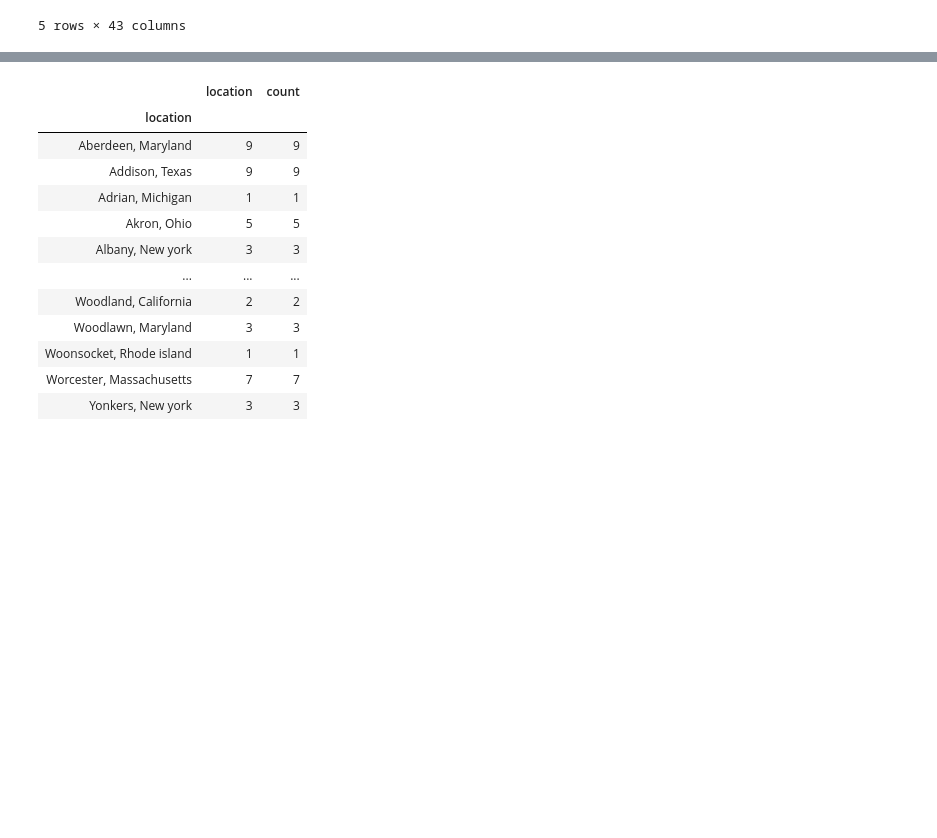
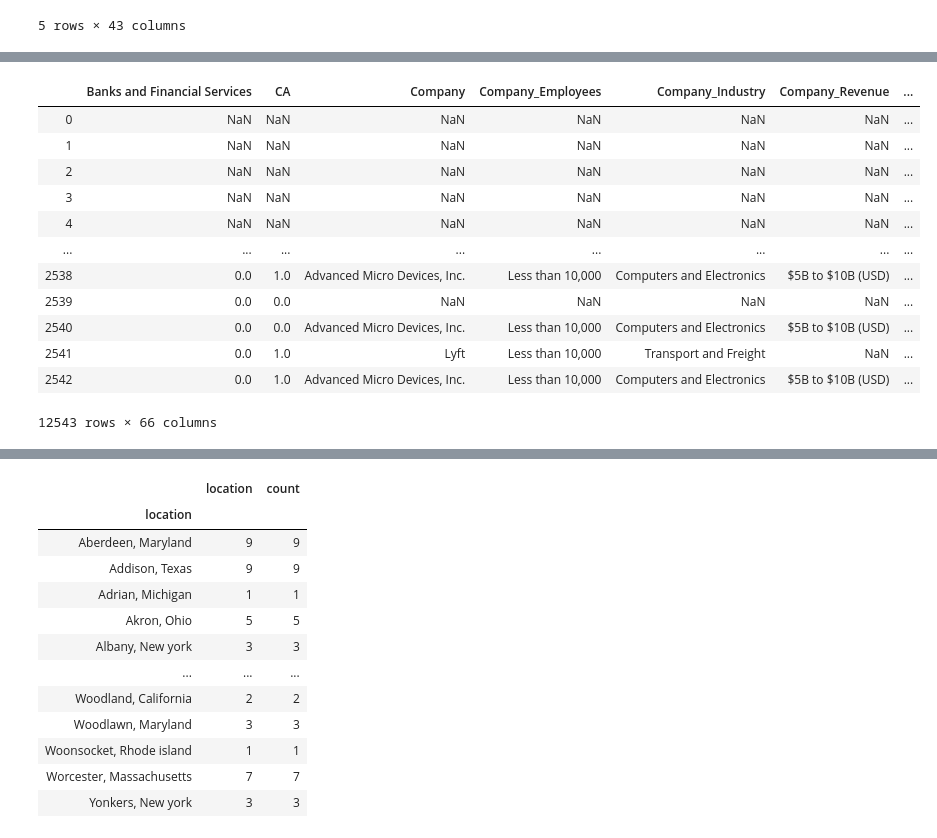
Before and after one commit to cselleck/The_Deadweights, a Jupyter notebook: heat_map.ipynb, the cells around one changed output, grey strips where cells are left out. Cells and saved outputs as stored; diff of their text form; code cells hidden in the pictures; blank space fills up the shorter version.

```diff
--- a/heat_map.ipynb
+++ b/heat_map.ipynb
@@ -242,14 +229,29 @@ ds_indeed_df.head()
 # %%
 #both_df = pd.concat([it_data_df, ds_indeed_df], axis=0)
 
 
 #both_df = it_data_df.append(ds_indeed_df,  sort=False)
-
-#both = [it_data_df, ds_indeed_df]
+pd.set_option('max_columns', len(it_data_df) + len(ds_indeed_df))
+both = [it_data_df, ds_indeed_df]
 #frames = [ process_file(f) for f in dataset_files ]
 #result = pd.append(frames)
 #both_df = pd.concat(both)
-#both_df
+
+both_df
+# %% [output]
+|  | Banks and Financial Services | CA | Company | Company_Employees | Company_Industry | Company_Revenue | ... |
+| 0 | NaN | NaN | NaN | NaN | NaN | NaN | ... |
+| 1 | NaN | NaN | NaN | NaN | NaN | NaN | ... |
+| 2 | NaN | NaN | NaN | NaN | NaN | NaN | ... |
+| 3 | NaN | NaN | NaN | NaN | NaN | NaN | ... |
+| 4 | NaN | NaN | NaN | NaN | NaN | NaN | ... |
+| ... | ... | ... | ... | ... | ... | ... | ... |
+| 2538 | 0.0 | 1.0 | Advanced Micro Devices, Inc. | Less than 10,000 | Computers and Electronics | $5B to $10B (USD) | ... |
+| 2539 | 0.0 | 0.0 | NaN | NaN | NaN | NaN | ... |
+| 2540 | 0.0 | 0.0 | Advanced Micro Devices, Inc. | Less than 10,000 | Computers and Electronics | $5B to $10B (USD) | ... |
+| 2541 | 0.0 | 1.0 | Lyft | Less than 10,000 | Transport and Freight | NaN | ... |
+| 2542 | 0.0 | 1.0 | Advanced Micro Devices, Inc. | Less than 10,000 | Computers and Electronics | $5B to $10B (USD) | ... |
+12543 rows × 66 columns
 # %%
 #Find out what kind of information is in the data
 
```
Also changed, not shown: parts of 18 cells of this notebook, 1 other file.
